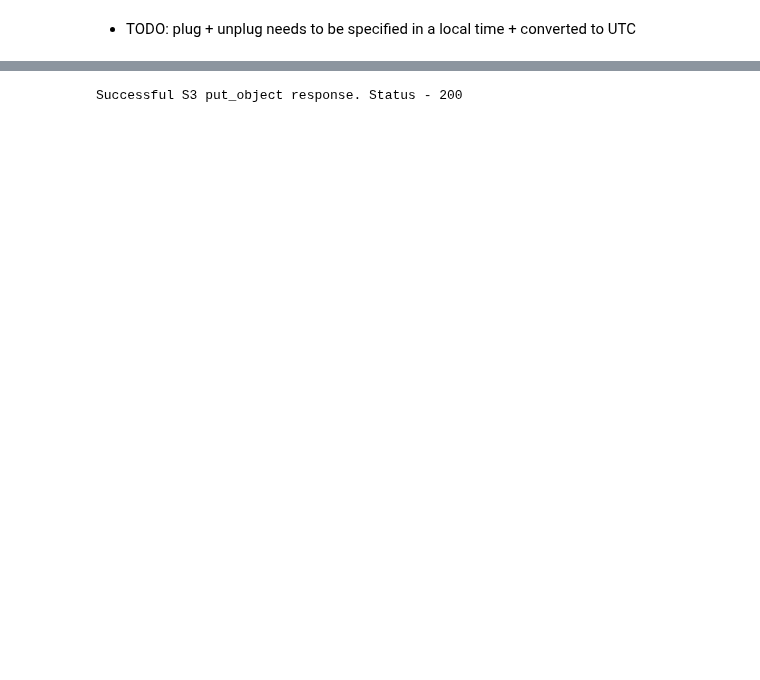
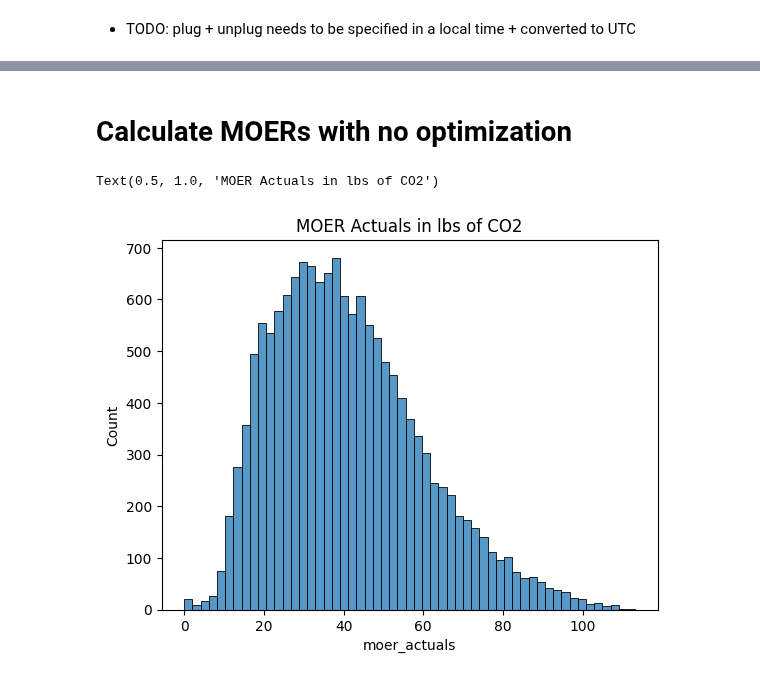
Before and after one commit to WattTime/watttime-python-client, a Jupyter notebook: evaluation/synth_data_tests.ipynb, the cells around one changed output, grey strips where cells are left out. Saved outputs shown, nothing was run; the diff lists cells and outputs as text; code cells hidden in the pictures; blank space fills up the shorter version.

Commit message:
moer calculated, no optimization, for 1000 synth users

```diff
--- a/evaluation/synth_data_tests.ipynb
+++ b/evaluation/synth_data_tests.ipynb
@@ -79,6 +86,2 @@ dfs.head()
-# %%
-s3 = s3u.s3_utils()
-key = '20240701_1k_synth_users.csv'
-s3.store_csvdataframe(dataframe=dfs, file=key)
-# %% [output]
-Successful S3 put_object response. Status - 200
+# %% [markdown]
+# Calculate MOERs with no optimization
@@ -84,0 +117,21 @@ Successful S3 put_object response. Status - 200
+# %%
+moer_actuals = actual_data.get_historical_pandas(
+    start=generated_data.plug_in_time.min(),
+    end=generated_data.unplug_time.max(),
+    region=region
+)
+# %%
+generated_data["MWh_fraction"] = generated_data["power_output_rate"].apply(intervalize_power_rate)
+generated_data["number_intervals_drawing_power"] = generated_data.charged_kWh_actual / generated_data.power_output_rate * 60 / 5
+# %%
+def sum_moer_actuals(moer_data, MWh_fraction,plug_in_time, number_conseq_intervals):
+    index_lower_limit = moer_data[moer_data.point_time > plug_in_time].index[0]
+    index_upper_limit = index_lower_limit + int(number_conseq_intervals)
+    return sum(moer_data[index_lower_limit: index_upper_limit]["value"] * MWh_fraction)
+# %%
+generated_data["moer_actuals"] = generated_data.apply(lambda x: sum_moer_actuals(moer_actuals, x.MWh_fraction, x.plug_in_time, x.number_intervals_drawing_power),axis=1)
+# %%
+sns.histplot(generated_data["moer_actuals"]).set_title("MOER Actuals in lbs of CO2")
+# %% [output]
+Text(0.5, 1.0, 'MOER Actuals in lbs of CO2')
+[figure, added]
```
Also changed, not shown: parts of 14 cells of this notebook, 2 other files.
